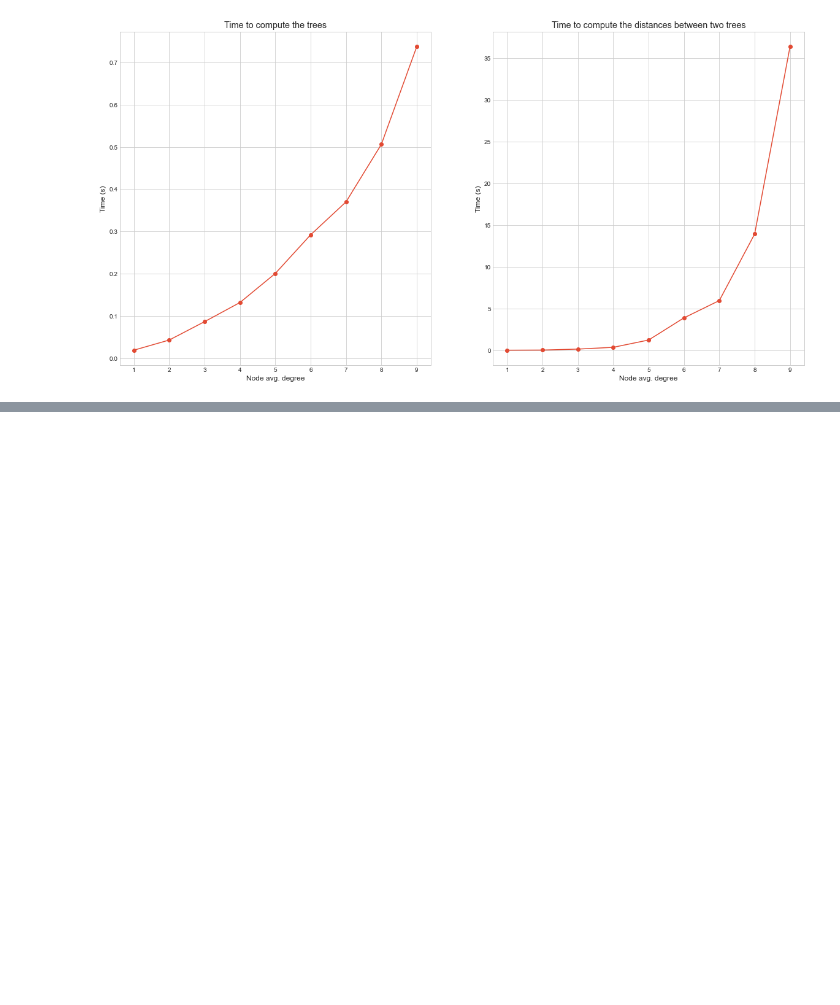
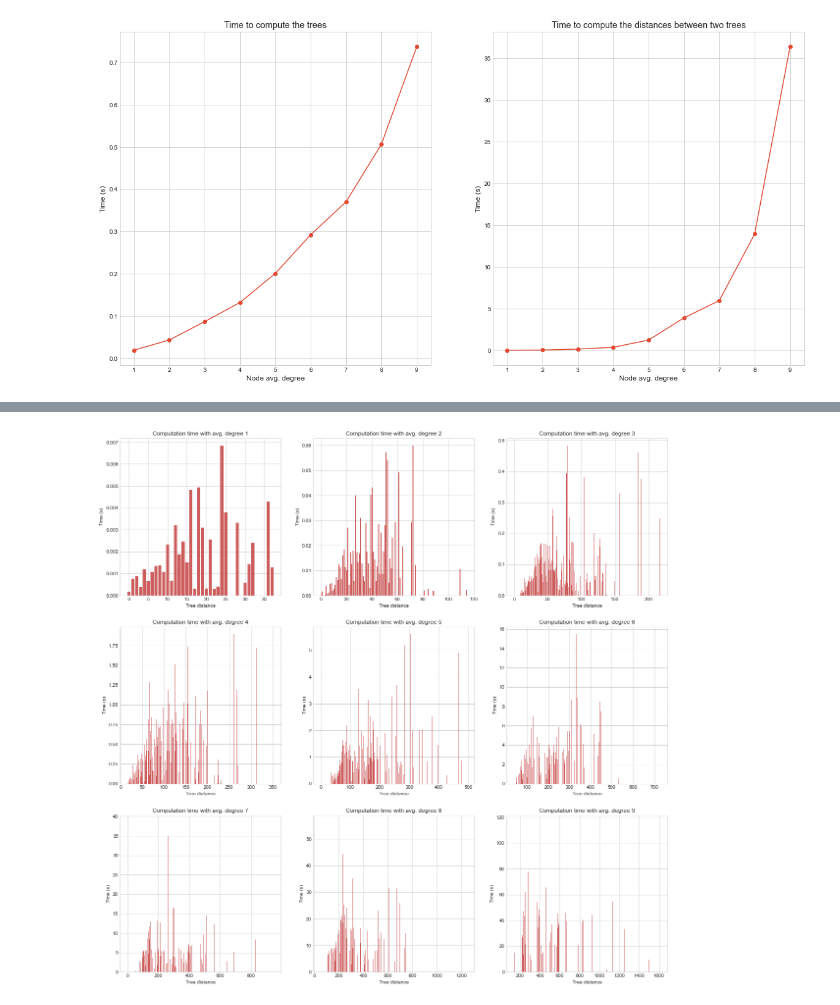
Before and after one commit to berges99/GNN-Extrapolation, a Jupyter notebook: notebooks/tree_edit_benchmark.ipynb, the cells around one changed output, grey strips where cells are left out. Cells and saved outputs as stored; diff of their text form; code cells hidden in the pictures; blank space fills up the shorter version.

```diff
--- a/notebooks/tree_edit_benchmark.ipynb
+++ b/notebooks/tree_edit_benchmark.ipynb
@@ -140,0 +210,4 @@ plt.show()
+# %%
+results_ = (results.sort_values(['avg_degree', 'real_distance'], ascending=(True, True))
+                   .reset_index(drop=True)[['avg_degree', 'real_distance', 't_compute_distance']])
+results_
@@ -140,0 +228,3 @@ plt.show()
+# %%
+results_['avg_degree'] = results_['avg_degree'].astype(int)
+results_
@@ -140,0 +245,15 @@ plt.show()
+# %%
+fig, ax = plt.subplots(3, 3, figsize=(20, 20), sharey=False)
+
+for i in range(9):
+    df_ = results_[results_['avg_degree'] == i + 1]
+    x = df_['real_distance'].to_numpy()
+    y = df_['t_compute_distance'].to_numpy()
+    ax[i // 3, i % 3].bar(x, y, color='indianred')
+    ax[i // 3, i % 3].set_title(f'Computation time with avg. degree {i + 1}')
+    ax[i // 3, i % 3].set_xlabel('Tree distance')
+    ax[i // 3, i % 3].set_ylabel('Time (s)')
+
+plt.show()
+# %% [output]
+[figure, added]
```
Also changed, not shown: parts of 18 cells of this notebook, 6 other files.
